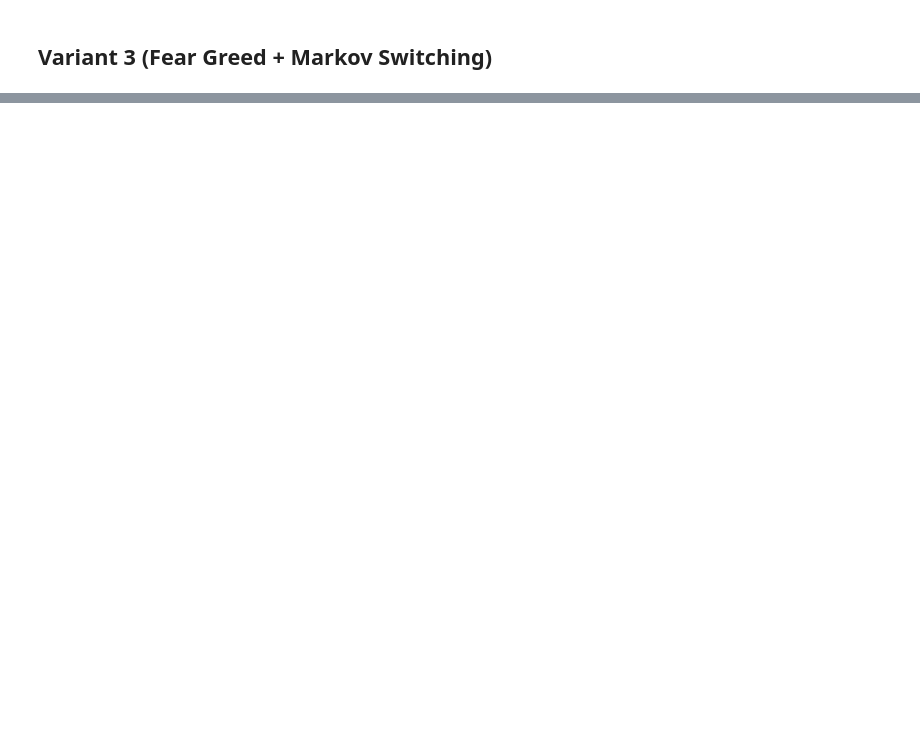
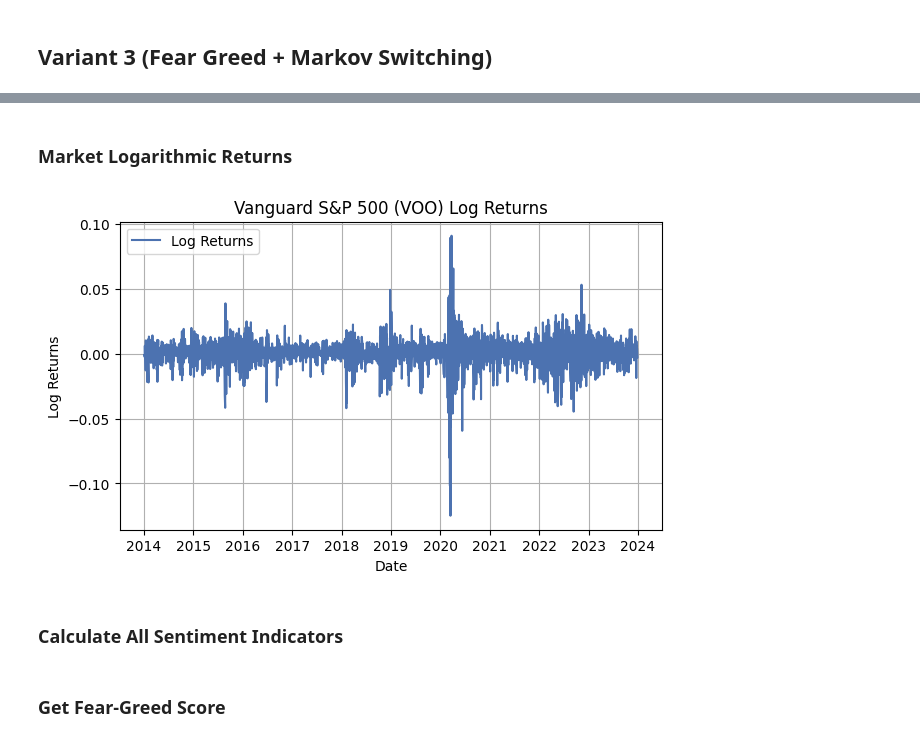
Before and after one commit to chantalmaskell/Black_Litterman_Portfolio_Optimisation, a Jupyter notebook: In_Progress/fear_greed_markov_switching_BL.ipynb, the cells around one changed output, grey strips where cells are left out. Cells and saved outputs as stored; diff of their text form; code cells hidden in the pictures; blank space fills up the shorter version.

```diff
--- a/In_Progress/fear_greed_markov_switching_BL.ipynb
+++ b/In_Progress/fear_greed_markov_switching_BL.ipynb
@@ -55,12 +91,18 @@ closing_prices.tail(10)
+# %% [markdown]
+### Market Logarithmic Returns
 # %%
-# def plot_log_returns(returns):
-#     plt.figure(figsize=(7,4))
-#     plt.plot(returns.index, returns, label='Log Returns')
-#     plt.title('Vanguard S&P 500 (VOO) Log Returns')
-#     plt.xlabel('Date')
-#     plt.ylabel('Log Returns')
-#     plt.legend(loc='upper left')
-#     plt.grid()
-#     plt.show()
+def plot_log_returns(market_data):
+    plt.figure(figsize=(7,4))
+    plt.plot(market_data.index, market_data['Returns'], label='Log Returns')
+    plt.title('Vanguard S&P 500 (VOO) Log Returns')
+    plt.xlabel('Date')
+    plt.ylabel('Log Returns')
+    plt.legend(loc='upper left')
+    plt.grid()
+    plt.show()
 
-# plot_log_returns(returns)
+plot_log_returns(market_data)
+# %% [output]
+[figure, added]
+# %% [markdown]
+### Calculate All Sentiment Indicators
@@ -66,0 +238,2 @@ closing_prices.tail(10)
+# %% [markdown]
+### Get Fear-Greed Score
```
Also changed, not shown: parts of 47 cells of this notebook.
